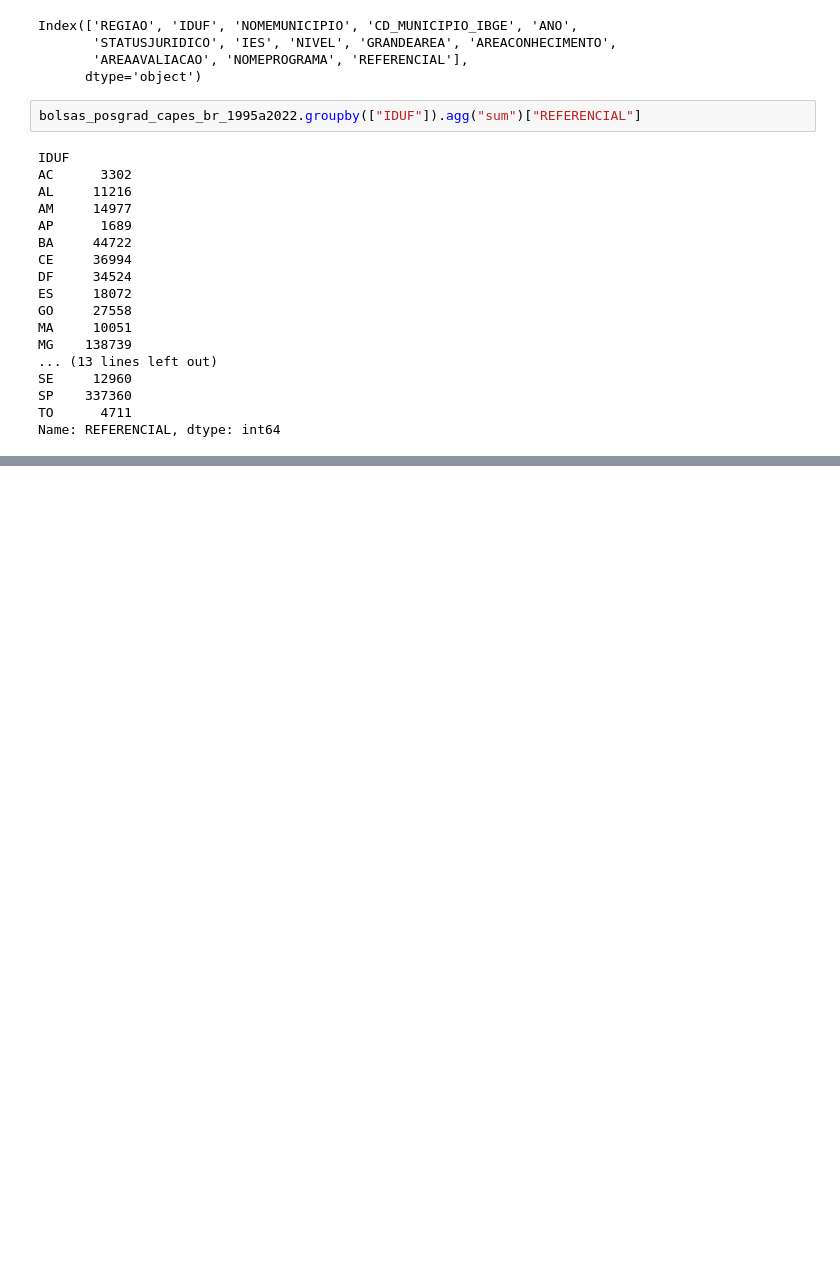
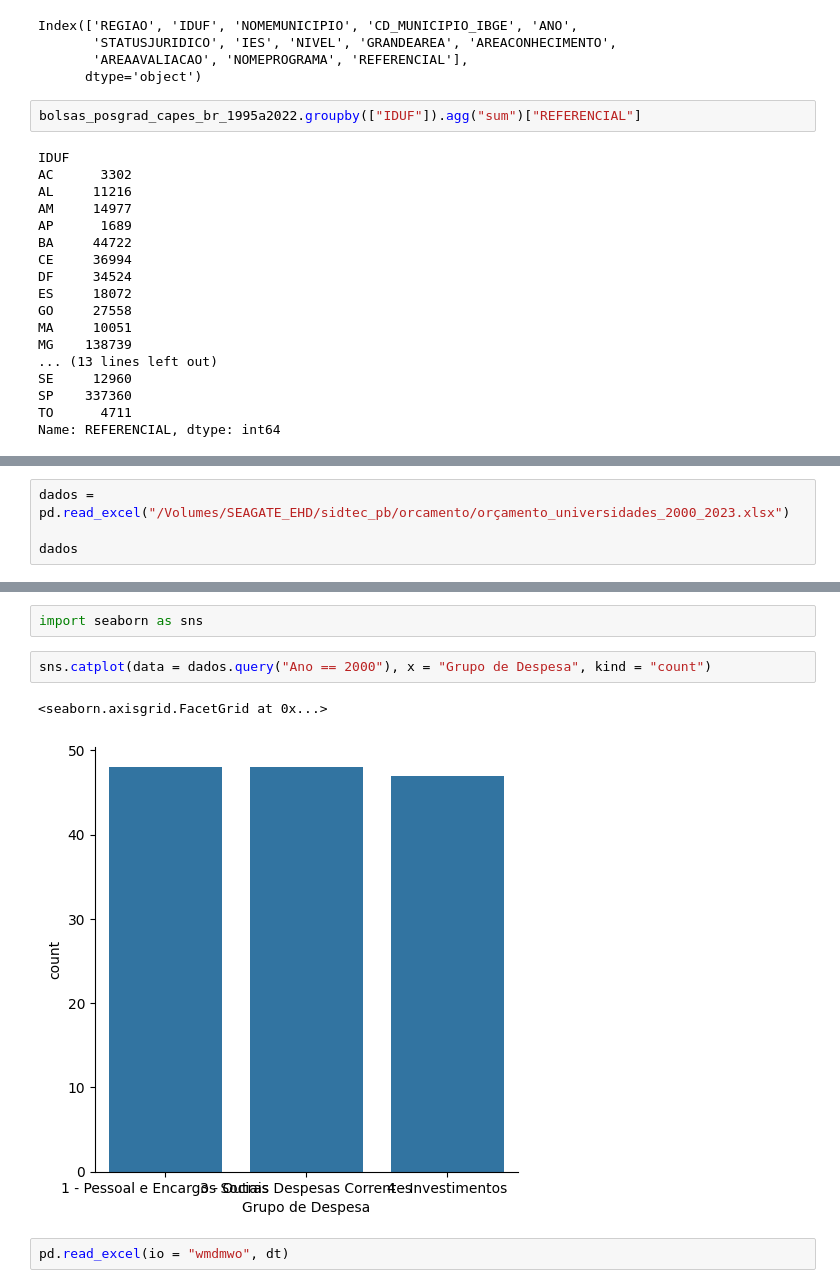
Before and after one commit to pedroafmelo/sidtec_pb, a Jupyter notebook: etapa_2/pessoas_recursos/extract_transform/testing.ipynb, the cells around one changed output, grey strips where cells are left out. Saved outputs shown, nothing was run; the diff lists cells and outputs as text; blank space fills up the shorter version.

```diff
--- a/etapa_2/pessoas_recursos/extract_transform/testing.ipynb
+++ b/etapa_2/pessoas_recursos/extract_transform/testing.ipynb
@@ -1580,0 +1798,4 @@ Name: REFERENCIAL, dtype: int64
+# %%
+dados = pd.read_excel("/Volumes/SEAGATE_EHD/sidtec_pb/orcamento/orçamento_universidades_2000_2023.xlsx")
+
+dados
@@ -1580,0 +1832,9 @@ Name: REFERENCIAL, dtype: int64
+# %%
+import seaborn as sns
+# %%
+sns.catplot(data = dados.query("Ano == 2000"), x = "Grupo de Despesa", kind = "count")
+# %% [output]
+<seaborn.axisgrid.FacetGrid at 0x...>
+[figure, added]
+# %%
+pd.read_excel(io = "wmdmwo", dt)
```
Also changed, not shown: parts of 15 cells of this notebook, 9 other files.
